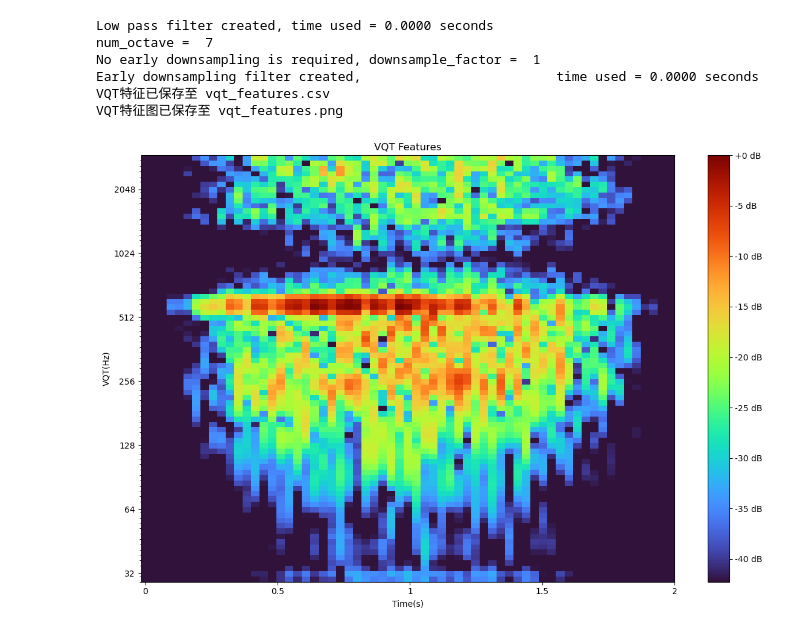
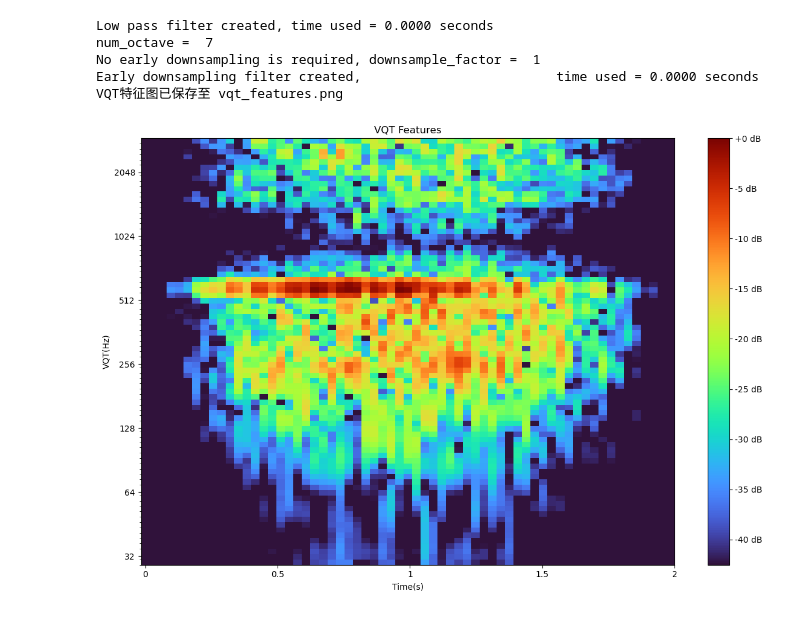
Before and after one commit to YoungBossX/Multi-feature-fusion-model-for-ship-audio, a Jupyter notebook: feature_extraction/time_frequency_representation/VQT.ipynb, the cells around one changed output. Drawn from its saved outputs; the diff is of its cells as text; code cells hidden in the pictures.

```diff
--- a/feature_extraction/time_frequency_representation/VQT.ipynb
+++ b/feature_extraction/time_frequency_representation/VQT.ipynb
@@ -29,8 +29,11 @@ def extract_vqt_transformer(sample_rate):
         n_bins=80,
         hop_length=512,
         fmin=30,
-        gamma=16.0,
+        gamma=12.0,
         window='hann',
+        norm=1,
+        pad_mode='reflect',
+        output_format='Magnitude',
         trainable=False,
     )
 
@@ -72,33 +75,32 @@ def plot_vqt_features(vqt_data, sr, output_image=None):
 # 音频文件路径
 audio_file = r'E:\数据集\ShipEar\data_preprocessing\4_Frame_Windows_2s_50%\6__10_07_13_marDeCangas_Entra_18.wav'
 
 waveform, original_sr = torchaudio.load(audio_file)
 
 # 重采样
 target_sr = 16000
 if original_sr != target_sr:
     resampler = torchaudio.transforms.Resample(original_sr, target_sr)
     waveform = resampler(waveform)
 
 vqt_transformer = extract_vqt_transformer(target_sr)
 
 device = torch.device('cuda' if torch.cuda.is_available() else 'cpu')
 waveform = waveform.to(device)
 vqt_transformer = vqt_transformer.to(device)
 vqt = vqt_transformer(waveform)
 
 vqt_data = vqt.detach().cpu().numpy()[0]
 
 # 保存VQT特征到CSV
-save_vqt_to_csv(vqt_data, 'vqt_features.csv')
+# save_vqt_to_csv(vqt_data, 'vqt_features.csv')
 
 # 可视化VQT特征
 plot_vqt_features(vqt_data, target_sr, 'vqt_features.png')
 # %% [output]
 Low pass filter created, time used = 0.0000 seconds
 num_octave =  7
 No early downsampling is required, downsample_factor =  1
 Early downsampling filter created,                         time used = 0.0000 seconds
-VQT特征已保存至 vqt_features.csv
 VQT特征图已保存至 vqt_features.png
-[figure, old version]
+[figure, new version]
```
Also changed, not shown: 4 other files.
